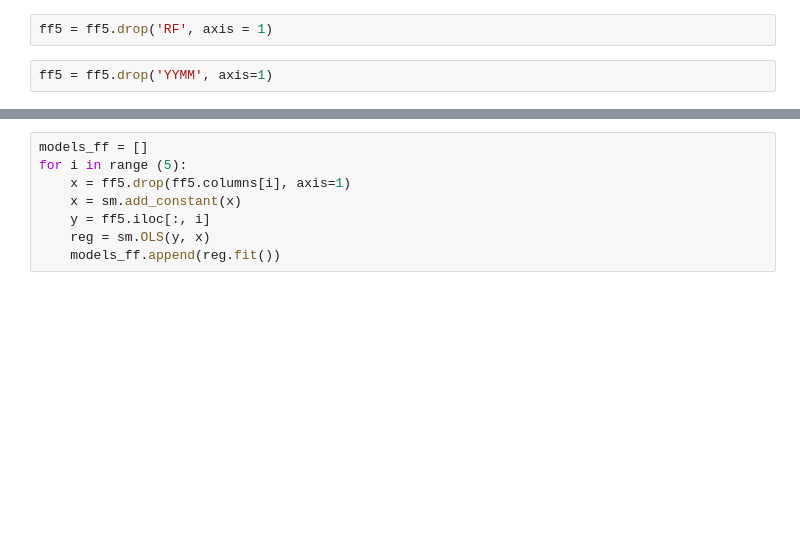
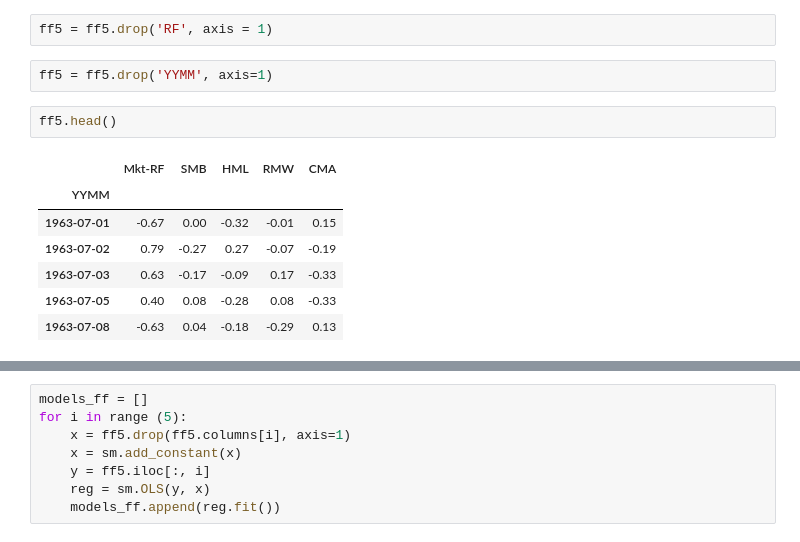
Before and after one commit to ZoeZoe/FF-3-factor-Model, a Jupyter notebook: Correlation between 5 Factors_whole history.ipynb, the cells around one changed output, grey strips where cells are left out. Drawn from its saved outputs; the diff is of its cells as text; blank space fills up the shorter version.

```diff
--- a/Correlation between 5 Factors_whole history.ipynb
+++ b/Correlation between 5 Factors_whole history.ipynb
@@ -23,3 +23,13 @@ ff5.index = ff5['YYMM']
 ff5 = ff5.drop('RF', axis = 1)
 # %%
 ff5 = ff5.drop('YYMM', axis=1)
+# %%
+ff5.head()
+# %% [output]
+|  | Mkt-RF | SMB | HML | RMW | CMA |
+| YYMM |  |  |  |  |  |
+| 1963-07-01 | -0.67 | 0.00 | -0.32 | -0.01 | 0.15 |
+| 1963-07-02 | 0.79 | -0.27 | 0.27 | -0.07 | -0.19 |
+| 1963-07-03 | 0.63 | -0.17 | -0.09 | 0.17 | -0.33 |
+| 1963-07-05 | 0.40 | 0.08 | -0.28 | 0.08 | -0.33 |
+| 1963-07-08 | -0.63 | 0.04 | -0.18 | -0.29 | 0.13 |
```
Also changed, not shown: parts of 10 cells of this notebook, 1 other file.
